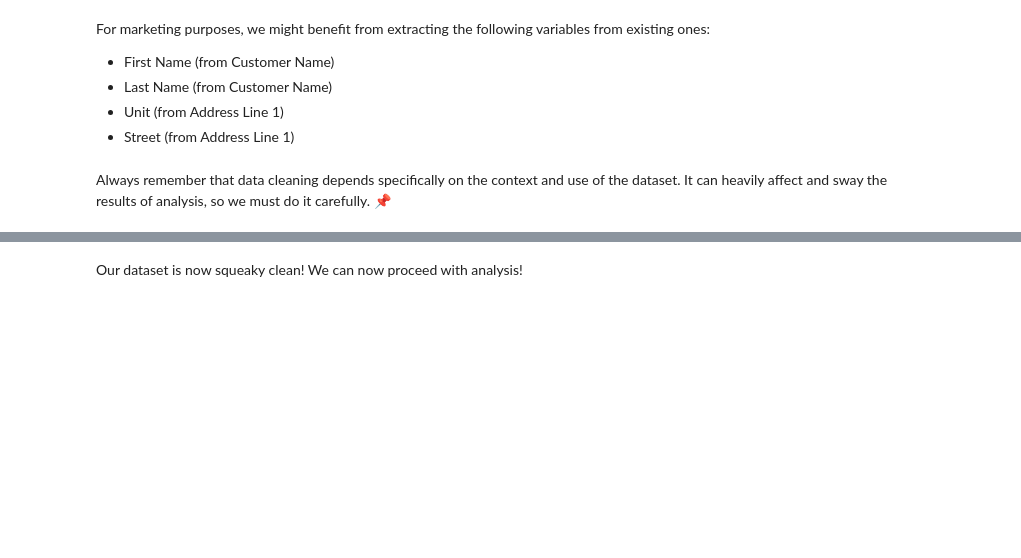
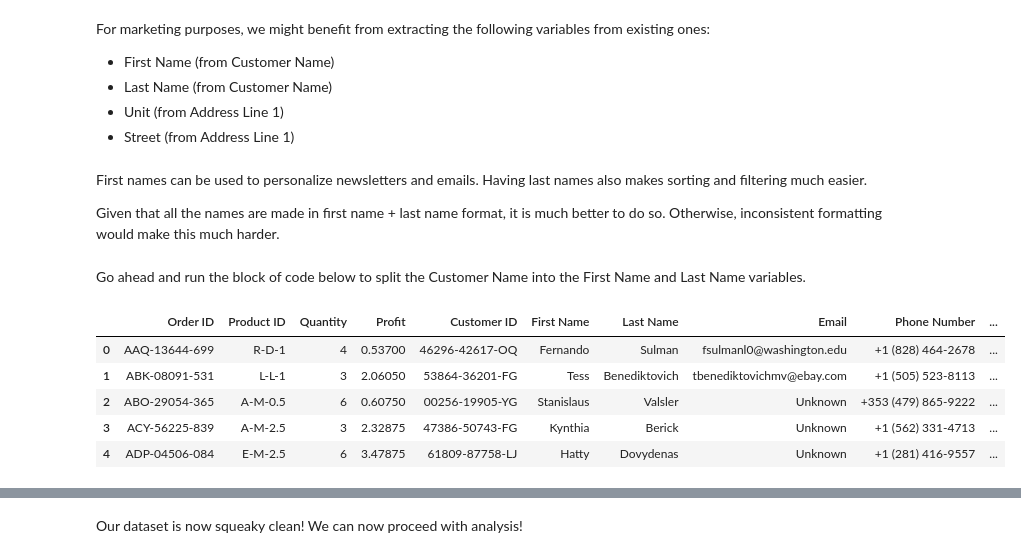
Before and after one commit to Emman-28/CSMODEL-MP, a Jupyter notebook: CSMODEL MP.ipynb, the cells around one changed output, grey strips where cells are left out. Saved outputs shown, nothing was run; the diff lists cells and outputs as text; code cells hidden in the pictures; blank space fills up the shorter version.

```diff
--- a/CSMODEL MP.ipynb
+++ b/CSMODEL MP.ipynb
@@ -816,5 +829,31 @@ For marketing purposes, we might benefit from extracting the following variables
 - Last Name (from Customer Name)
 - Unit (from Address Line 1)
 - Street (from Address Line 1)
-# %% [markdown]
-Always remember that data cleaning depends specifically on the context and use of the dataset. It can heavily affect and sway the results of analysis, so we must do it carefully. 📌
+# %% [markdown]
+First names can be used to personalize newsletters and emails. Having last names also makes sorting and filtering much easier.
+
+Given that all the names are made in first name + last name format, it is much better to do so. Otherwise, inconsistent formatting would make this much harder.
+# %% [markdown]
+Go ahead and run the block of code below to split the Customer Name into the First Name and Last Name variables.
+# %%
+# Splitting First and Last Names
+split_names = clean_coffee_df['Customer Name'].str.strip().str.split(' ', n = 1, expand = True)
+split_names.columns = ['First Name', 'Last Name']
+
+# Dropping the original Customer Name column
+clean_coffee_df = clean_coffee_df.drop(columns = ['Customer Name'])
+
+# Inserting the First and Last Names column where Customer Name was
+columns = list(clean_coffee_df.columns)
+insert_loc = columns.index('Email')
+clean_coffee_df.insert(insert_loc, 'First Name', split_names['First Name'])
+clean_coffee_df.insert(insert_loc + 1, 'Last Name', split_names['Last Name'])
+
+clean_coffee_df.head()
+# %% [output]
+|  | Order ID | Product ID | Quantity | Profit | Customer ID | First Name | Last Name | Email | Phone Number | ... |
+| 0 | AAQ-13644-699 | R-D-1 | 4 | 0.53700 | 46296-42617-OQ | Fernando | Sulman | fsulmanl0@washington.edu | +1 (828) 464-2678 | ... |
+| 1 | ABK-08091-531 | L-L-1 | 3 | 2.06050 | 53864-36201-FG | Tess | Benediktovich | tbenediktovichmv@ebay.com | +1 (505) 523-8113 | ... |
+| 2 | ABO-29054-365 | A-M-0.5 | 6 | 0.60750 | 00256-19905-YG | Stanislaus | Valsler | Unknown | +353 (479) 865-9222 | ... |
+| 3 | ACY-56225-839 | A-M-2.5 | 3 | 2.32875 | 47386-50743-FG | Kynthia | Berick | Unknown | +1 (562) 331-4713 | ... |
+| 4 | ADP-04506-084 | E-M-2.5 | 6 | 3.47875 | 61809-87758-LJ | Hatty | Dovydenas | Unknown | +1 (281) 416-9557 | ... |
```
Also changed, not shown: parts of 60 cells of this notebook.
